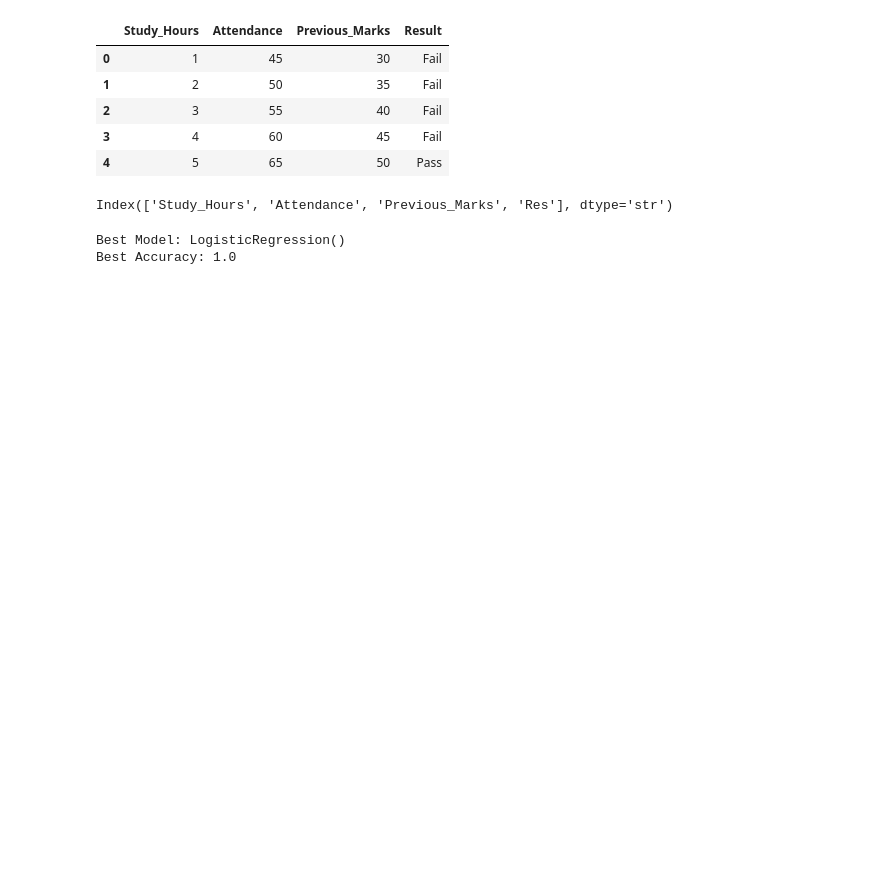
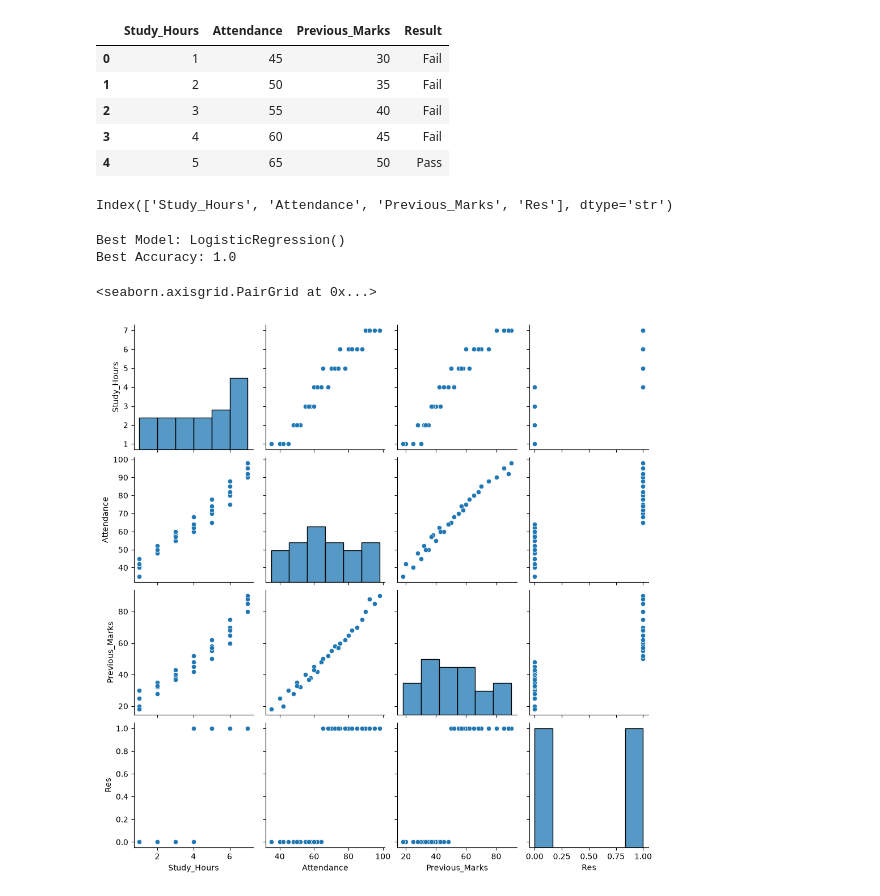
Before and after one commit to POTTANNAGAI-DIVYA/price-prediction, a Jupyter notebook: code.ipynb, the cells around one changed output. Saved outputs shown, nothing was run; the diff lists cells and outputs as text; code cells hidden in the pictures; blank space fills up the shorter version.

```diff
--- a/code.ipynb
+++ b/code.ipynb
@@ -69,3 +73,9 @@ import pickle
 # %%
 with open("model.pkl","wb")as file:
     pickle.dump(best_model,file)
+# %%
+import seaborn as sns
+sns.pairplot(df)
+# %% [output]
+<seaborn.axisgrid.PairGrid at 0x...>
+[figure, added]
```
Also changed, not shown: parts of 4 cells of this notebook, 2 other files.
